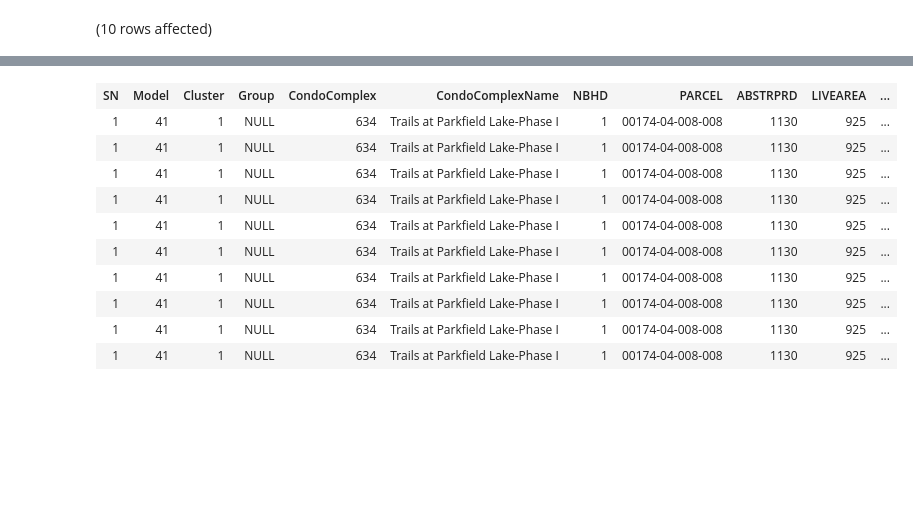
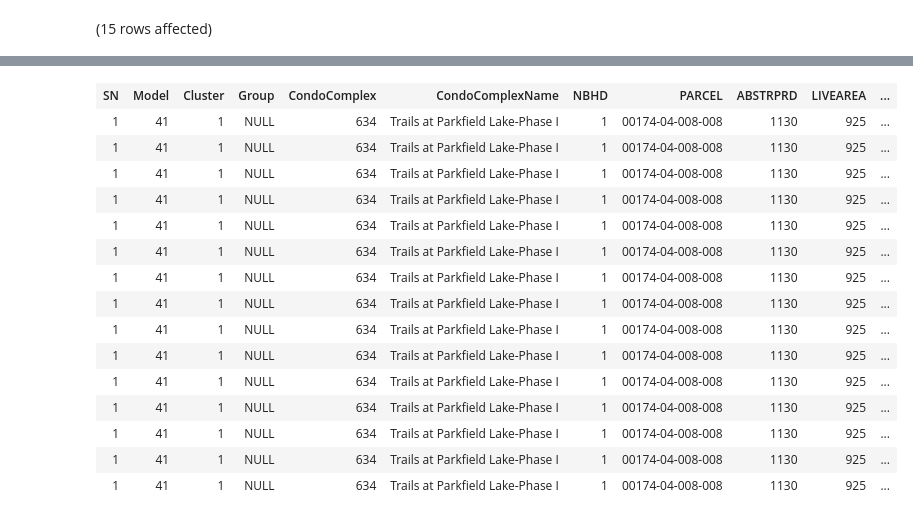
Before and after one commit to hmoughnieh/Impact-of-Crime-on-Housing-Prices-in-Denver-City, a Jupyter notebook: SQL_Prep.ipynb, the cells around one changed output, grey strips where cells are left out. Drawn from its saved outputs; the diff is of its cells as text; code cells hidden in the pictures; blank space fills up the shorter version.

```diff
--- a/SQL_Prep.ipynb
+++ b/SQL_Prep.ipynb
@@ -101,9 +206,6 @@ Total execution time: 00:00:01.289
 # %%
--- the output is inspected in Excel to match the remaining neighborhood names to produce Neighborhood Mapping Key
-
-
 -- Join Real Estate Sales data on Crime data using the Neighborhood Mapping Key on Neighborhood ID & Name and on month and year
-SELECT top 10 *
+SELECT top 15 *
 FROM (SELECT ROW_NUMBER() OVER (ORDER BY NBHD) AS SN, * FROM SalesBook) S
 Left join Neighborhood_Mapping M on S.NBHD = CAST(M.NBHD_No AS float)
 Inner join Crime_Data C on M.NBHD_Name_Crime = C.NBHD_Name_Crime
@@ -111,4 +213,4 @@ Inner join Crime_Data C on M.NBHD_Name_Crime = C.NBHD_Name_Crime
 	and S.SYEAR = C.Year
 ORDER by SN
 # %% [output]
-(10 rows affected)
+(15 rows affected)
@@ -116,11 +218,16 @@ Total execution time: 00:00:00.041
 | SN | Model | Cluster | Group | CondoComplex | CondoComplexName | NBHD | PARCEL | ABSTRPRD | LIVEAREA | ... |
 | 1 | 41 | 1 | NULL | 634 | Trails at Parkfield Lake-Phase I | 1 | 00174-04-008-008 | 1130 | 925 | ... |
 | 1 | 41 | 1 | NULL | 634 | Trails at Parkfield Lake-Phase I | 1 | 00174-04-008-008 | 1130 | 925 | ... |
 | 1 | 41 | 1 | NULL | 634 | Trails at Parkfield Lake-Phase I | 1 | 00174-04-008-008 | 1130 | 925 | ... |
 | 1 | 41 | 1 | NULL | 634 | Trails at Parkfield Lake-Phase I | 1 | 00174-04-008-008 | 1130 | 925 | ... |
 | 1 | 41 | 1 | NULL | 634 | Trails at Parkfield Lake-Phase I | 1 | 00174-04-008-008 | 1130 | 925 | ... |
 | 1 | 41 | 1 | NULL | 634 | Trails at Parkfield Lake-Phase I | 1 | 00174-04-008-008 | 1130 | 925 | ... |
 | 1 | 41 | 1 | NULL | 634 | Trails at Parkfield Lake-Phase I | 1 | 00174-04-008-008 | 1130 | 925 | ... |
 | 1 | 41 | 1 | NULL | 634 | Trails at Parkfield Lake-Phase I | 1 | 00174-04-008-008 | 1130 | 925 | ... |
 | 1 | 41 | 1 | NULL | 634 | Trails at Parkfield Lake-Phase I | 1 | 00174-04-008-008 | 1130 | 925 | ... |
 | 1 | 41 | 1 | NULL | 634 | Trails at Parkfield Lake-Phase I | 1 | 00174-04-008-008 | 1130 | 925 | ... |
+| 1 | 41 | 1 | NULL | 634 | Trails at Parkfield Lake-Phase I | 1 | 00174-04-008-008 | 1130 | 925 | ... |
+| 1 | 41 | 1 | NULL | 634 | Trails at Parkfield Lake-Phase I | 1 | 00174-04-008-008 | 1130 | 925 | ... |
+| 1 | 41 | 1 | NULL | 634 | Trails at Parkfield Lake-Phase I | 1 | 00174-04-008-008 | 1130 | 925 | ... |
+| 1 | 41 | 1 | NULL | 634 | Trails at Parkfield Lake-Phase I | 1 | 00174-04-008-008 | 1130 | 925 | ... |
+| 1 | 41 | 1 | NULL | 634 | Trails at Parkfield Lake-Phase I | 1 | 00174-04-008-008 | 1130 | 925 | ... |
```
Also changed, not shown: parts of 10 cells of this notebook.
